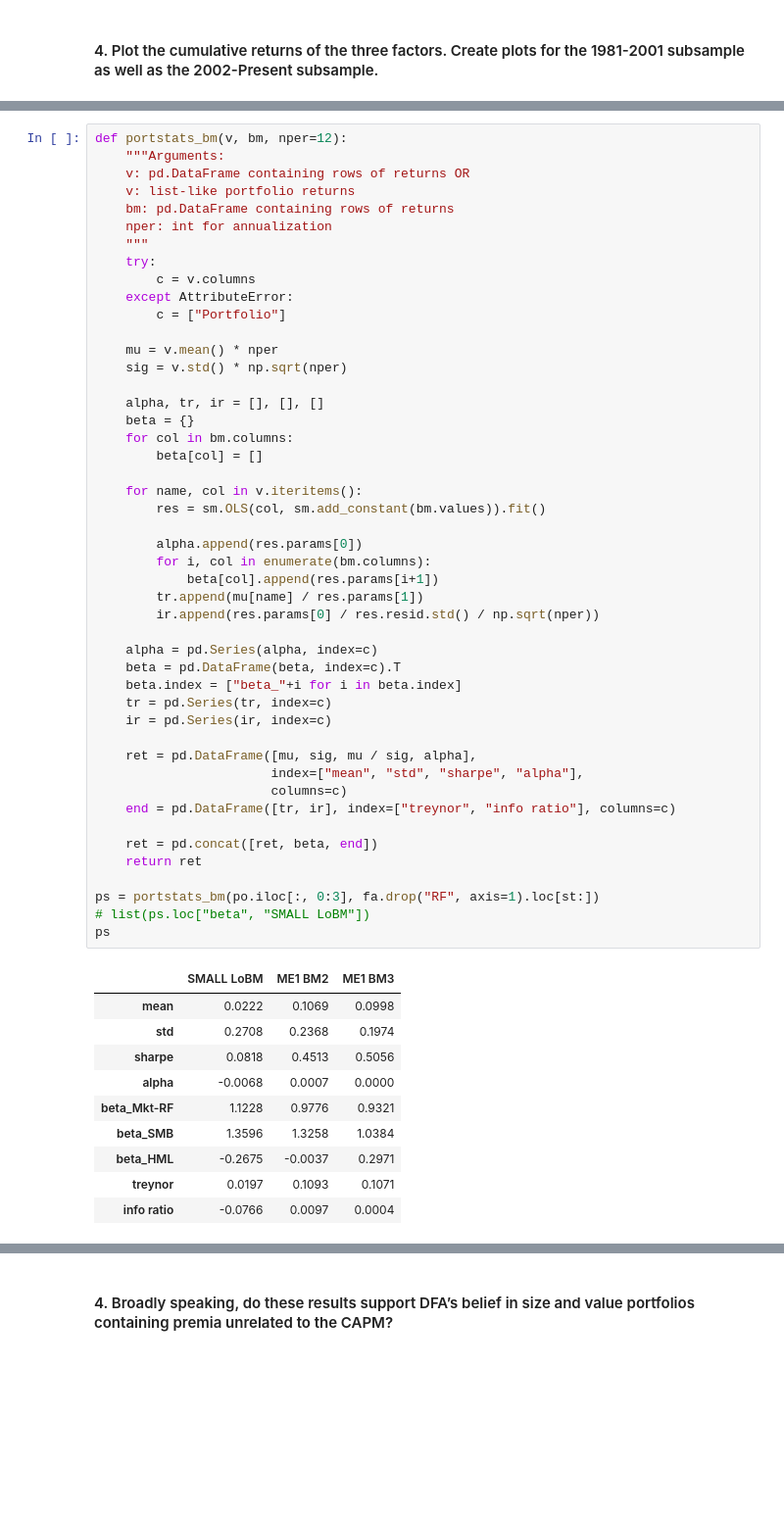
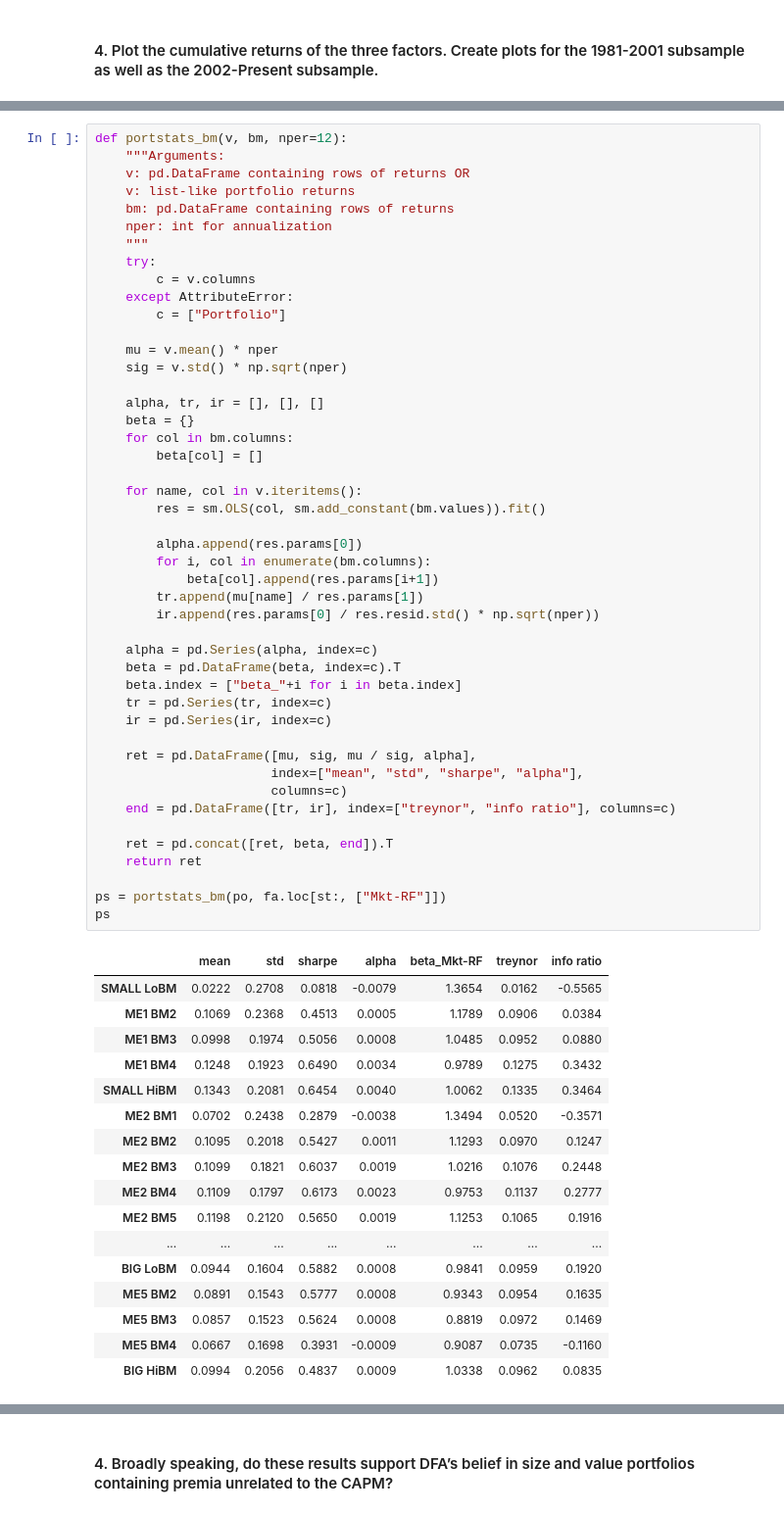
Before and after one commit to philipwlee/portrisk, a Jupyter notebook: hw4/hw4.ipynb, the cells around one changed output, grey strips where cells are left out. Shown at 98% size. Cells and saved outputs as stored; diff of their text form; blank space fills up the shorter version.

```diff
--- a/hw4/hw4.ipynb
+++ b/hw4/hw4.ipynb
@@ -256,47 +299,53 @@ def portstats_bm(v, bm, nper=12):
     sig = v.std() * np.sqrt(nper)
 
     alpha, tr, ir = [], [], []
     beta = {}
     for col in bm.columns:
         beta[col] = []
 
     for name, col in v.iteritems():
         res = sm.OLS(col, sm.add_constant(bm.values)).fit()
 
         alpha.append(res.params[0])
         for i, col in enumerate(bm.columns):
             beta[col].append(res.params[i+1])
         tr.append(mu[name] / res.params[1])
-        ir.append(res.params[0] / res.resid.std() / np.sqrt(nper))
+        ir.append(res.params[0] / res.resid.std() * np.sqrt(nper))
 
     alpha = pd.Series(alpha, index=c)
     beta = pd.DataFrame(beta, index=c).T
     beta.index = ["beta_"+i for i in beta.index]
     tr = pd.Series(tr, index=c)
     ir = pd.Series(ir, index=c)
 
     ret = pd.DataFrame([mu, sig, mu / sig, alpha],
                        index=["mean", "std", "sharpe", "alpha"],
                        columns=c)
     end = pd.DataFrame([tr, ir], index=["treynor", "info ratio"], columns=c)
 
-    ret = pd.concat([ret, beta, end])
+    ret = pd.concat([ret, beta, end]).T
     return ret
 
-ps = portstats_bm(po.iloc[:, 0:3], fa.drop("RF", axis=1).loc[st:])
-# list(ps.loc["beta", "SMALL LoBM"])
+ps = portstats_bm(po, fa.loc[st:, ["Mkt-RF"]])
 ps
 # %% [output]
-|  | SMALL LoBM | ME1 BM2 | ME1 BM3 |
-| mean | 0.0222 | 0.1069 | 0.0998 |
-| std | 0.2708 | 0.2368 | 0.1974 |
-| sharpe | 0.0818 | 0.4513 | 0.5056 |
-| alpha | -0.0068 | 0.0007 | 0.0000 |
-| beta_Mkt-RF | 1.1228 | 0.9776 | 0.9321 |
-| beta_SMB | 1.3596 | 1.3258 | 1.0384 |
-| beta_HML | -0.2675 | -0.0037 | 0.2971 |
-| treynor | 0.0197 | 0.1093 | 0.1071 |
-| info ratio | -0.0766 | 0.0097 | 0.0004 |
+|  | mean | std | sharpe | alpha | beta_Mkt-RF | treynor | info ratio |
+| SMALL LoBM | 0.0222 | 0.2708 | 0.0818 | -0.0079 | 1.3654 | 0.0162 | -0.5565 |
+| ME1 BM2 | 0.1069 | 0.2368 | 0.4513 | 0.0005 | 1.1789 | 0.0906 | 0.0384 |
+| ME1 BM3 | 0.0998 | 0.1974 | 0.5056 | 0.0008 | 1.0485 | 0.0952 | 0.0880 |
+| ME1 BM4 | 0.1248 | 0.1923 | 0.6490 | 0.0034 | 0.9789 | 0.1275 | 0.3432 |
+| SMALL HiBM | 0.1343 | 0.2081 | 0.6454 | 0.0040 | 1.0062 | 0.1335 | 0.3464 |
+| ME2 BM1 | 0.0702 | 0.2438 | 0.2879 | -0.0038 | 1.3494 | 0.0520 | -0.3571 |
+| ME2 BM2 | 0.1095 | 0.2018 | 0.5427 | 0.0011 | 1.1293 | 0.0970 | 0.1247 |
+| ME2 BM3 | 0.1099 | 0.1821 | 0.6037 | 0.0019 | 1.0216 | 0.1076 | 0.2448 |
+| ME2 BM4 | 0.1109 | 0.1797 | 0.6173 | 0.0023 | 0.9753 | 0.1137 | 0.2777 |
+| ME2 BM5 | 0.1198 | 0.2120 | 0.5650 | 0.0019 | 1.1253 | 0.1065 | 0.1916 |
+| ... | ... | ... | ... | ... | ... | ... | ... |
+| BIG LoBM | 0.0944 | 0.1604 | 0.5882 | 0.0008 | 0.9841 | 0.0959 | 0.1920 |
+| ME5 BM2 | 0.0891 | 0.1543 | 0.5777 | 0.0008 | 0.9343 | 0.0954 | 0.1635 |
+| ME5 BM3 | 0.0857 | 0.1523 | 0.5624 | 0.0008 | 0.8819 | 0.0972 | 0.1469 |
+| ME5 BM4 | 0.0667 | 0.1698 | 0.3931 | -0.0009 | 0.9087 | 0.0735 | -0.1160 |
+| BIG HiBM | 0.0994 | 0.2056 | 0.4837 | 0.0009 | 1.0338 | 0.0962 | 0.0835 |
 # %% [markdown]
 #### 3. Cross-sectional Estimation
 
```
Also changed, not shown: parts of 19 cells of this notebook.
